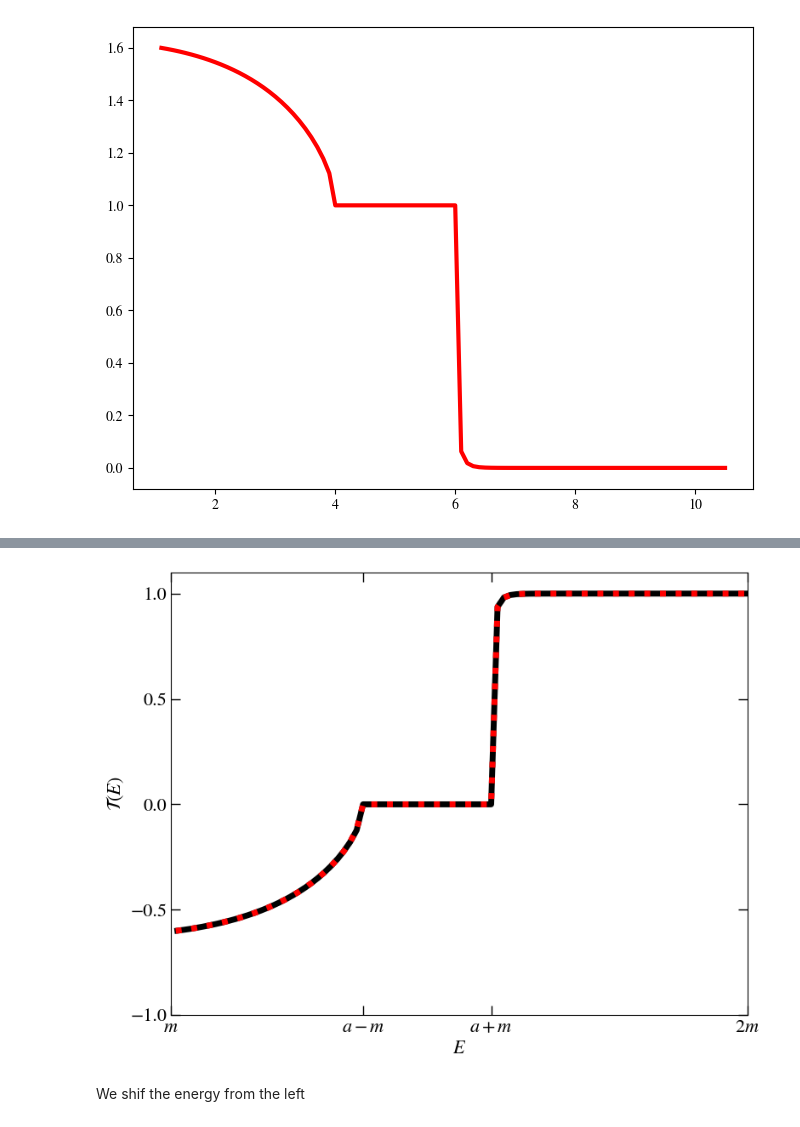
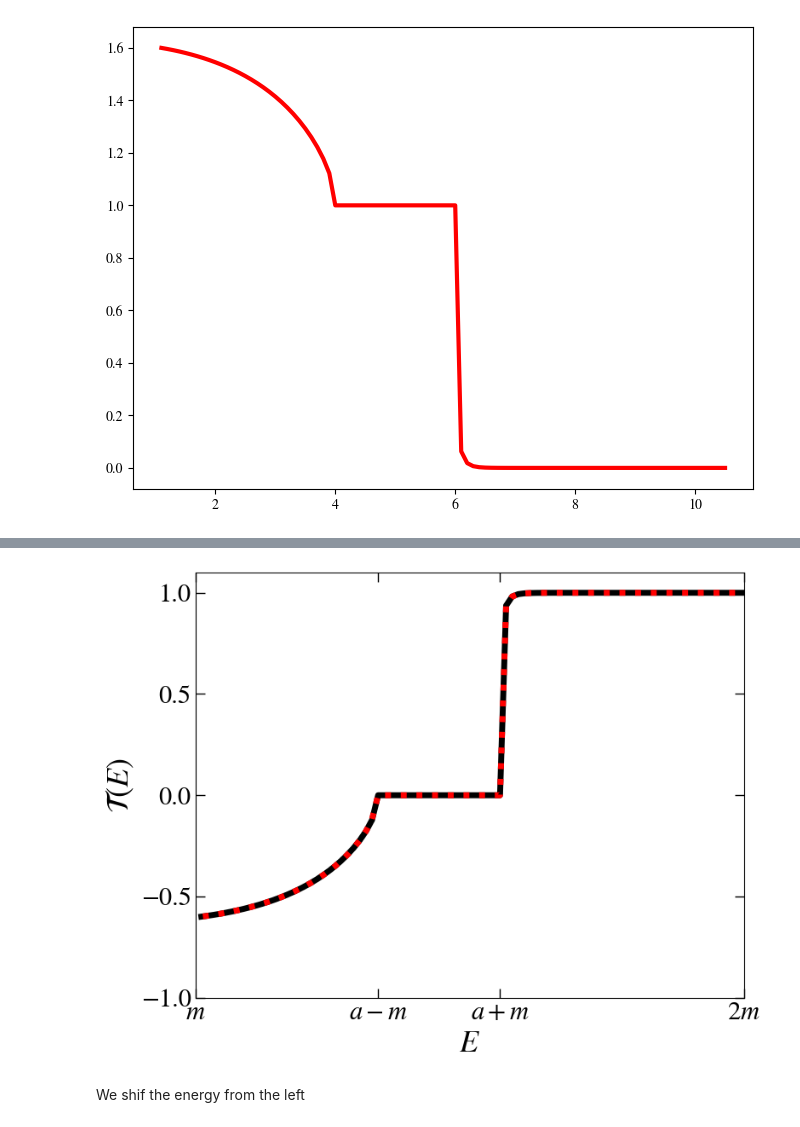
Before and after one commit to AnyelTars/RelativisticQuantumMechanics, a Jupyter notebook: KGsolver/notebooks/examples.ipynb, the cells around one changed output, grey strips where cells are left out. Saved outputs shown, nothing was run; the diff lists cells and outputs as text; code cells hidden in the pictures.

```diff
--- a/KGsolver/notebooks/examples.ipynb
+++ b/KGsolver/notebooks/examples.ipynb
@@ -284,3 +344,9 @@ plot_potential(model2)
+# %%
+path_data = pathlib.Path('Tanh-data')
+pd_data_tanh = pd.read_csv(path_data / 'tanh-fig1.csv')
+E_mod2_tanh = pd_data_tanh['Energy (E)'].values
+R_mod2_tanh = pd_data_tanh['Reflectivity (R)'].values
+T_mod2_tanh = pd_data_tanh['Transmittance (T)'].values
 # %%
 plt.plot(E_mod2_tanh, R_mod2_tanh, color="r", linestyle="-", linewidth=4, label=r"$\mathcal{R}(E)$")
 # %% [output]
@@ -350,45 +416,44 @@ plt.plot(fullET, fullT, color="black", linestyle="-", linewidth=5,
 plt.plot(E_mod2_tanh, T_mod2_tanh, color="red", linestyle="dotted", linewidth=5, label=r"$\mathcal{T}(E)$")
 
 
-plt.xlabel(r"$E$", fontsize=16)
-plt.ylabel(r"$\mathcal{T}(E)$", fontsize=16)
+plt.xlabel(r"$E$", fontsize=26)
+plt.ylabel(r"$\mathcal{T}(E)$", fontsize=26)
 #plt.title(r"$a=5,\; b=2$", fontsize=14)
 
 plt.xlim(m, 4*m)
 plt.ylim(-1, 1.1)
 
 # Custom ticks in units of m
 a=5
 plt.xticks(
     [m, a-m, a+m, 2*a],
     [r"$m$", r"$a-m$", r"$a+m$", r"$2m$"],
-    fontsize=13
+    fontsize=22
 )
 #xtick_labels = [r"$m$", r"$1.25m$", r"$1.5m$", r"$1.75m$", r"$2m$"]
 
 
 
-plt.tick_params(axis='y', labelsize=13)
+plt.tick_params(axis='y', labelsize=22)
 plt.yticks(np.arange(-1, 1.01, 0.5))
-plt.tick_params(axis='both', which='both', direction='in', labelsize=16, top=True, right=True, length=8, width=1.0)
-
+plt.tick_params(axis='both', which='both', direction='in', labelsize=22, top=True, right=True, length=8, width=1.0)
 
 # leg = plt.legend(
 #     fontsize=13,
 #     loc=4,
 #     frameon=True,
 #     fancybox=True,
 #     framealpha=1,
 #     edgecolor="black",
 #     facecolor="white"
 # )
 # leg.get_frame().set_linewidth(2)
 
 plt.tight_layout()
 plt.savefig(path_data / "T(E)_tanh.png", dpi=300)
 plt.show()
 # %% [output]
-[figure, old version]
+[figure, new version]
 # %% [markdown]
 We shif the energy from the left
 # %%
```
Also changed, not shown: parts of 17 cells of this notebook.
